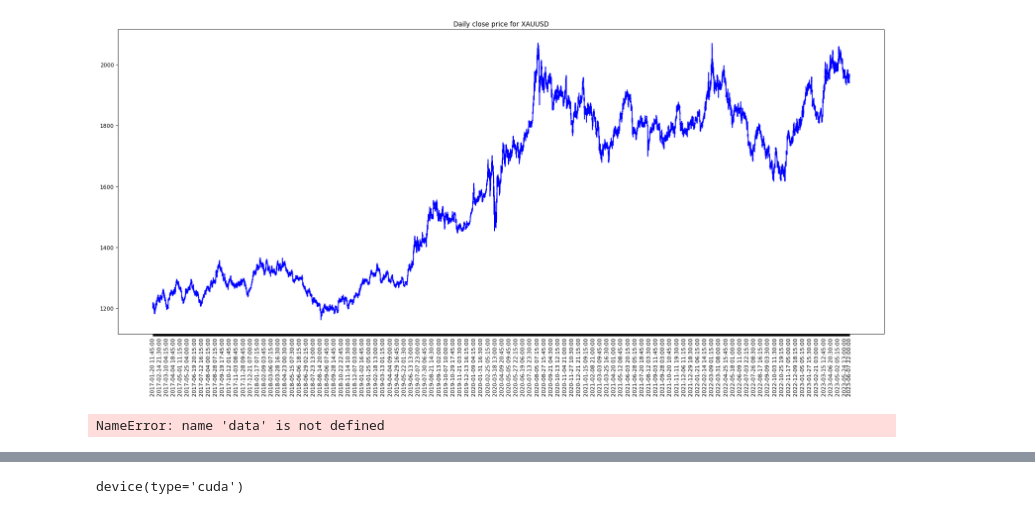
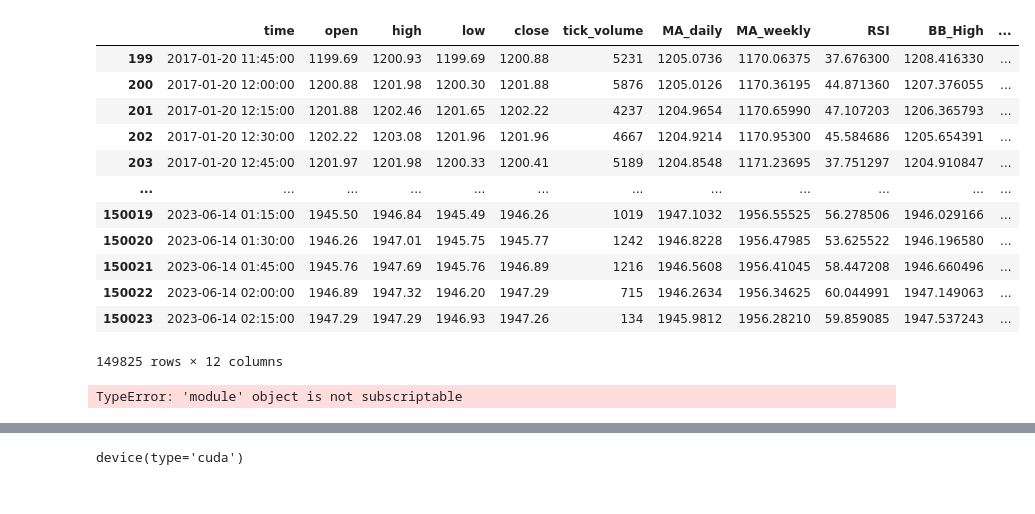
Before and after one commit to marfoky/forex-models, a Jupyter notebook: LSTMModel.ipynb, the cells around one changed output, grey strips where cells are left out. Drawn from its saved outputs; the diff is of its cells as text; code cells hidden in the pictures.

```diff
--- a/LSTMModel.ipynb
+++ b/LSTMModel.ipynb
@@ -17,26 +20,70 @@ from sklearn.model_selection import train_test_split
+# %%
+data =get_data('XAUUSD')
+# %%
+data
+# %% [output]
+|  | time | open | high | low | close | tick_volume | MA_daily | MA_weekly | RSI | BB_High | ... |
+| 199 | 2017-01-20 11:45:00 | 1199.69 | 1200.93 | 1199.69 | 1200.88 | 5231 | 1205.0736 | 1170.06375 | 37.676300 | 1208.416330 | ... |
+| 200 | 2017-01-20 12:00:00 | 1200.88 | 1201.98 | 1200.30 | 1201.88 | 5876 | 1205.0126 | 1170.36195 | 44.871360 | 1207.376055 | ... |
+| 201 | 2017-01-20 12:15:00 | 1201.88 | 1202.46 | 1201.65 | 1202.22 | 4237 | 1204.9654 | 1170.65990 | 47.107203 | 1206.365793 | ... |
+| 202 | 2017-01-20 12:30:00 | 1202.22 | 1203.08 | 1201.96 | 1201.96 | 4667 | 1204.9214 | 1170.95300 | 45.584686 | 1205.654391 | ... |
+| 203 | 2017-01-20 12:45:00 | 1201.97 | 1201.98 | 1200.33 | 1200.41 | 5189 | 1204.8548 | 1171.23695 | 37.751297 | 1204.910847 | ... |
+| ... | ... | ... | ... | ... | ... | ... | ... | ... | ... | ... | ... |
+| 150019 | 2023-06-14 01:15:00 | 1945.50 | 1946.84 | 1945.49 | 1946.26 | 1019 | 1947.1032 | 1956.55525 | 56.278506 | 1946.029166 | ... |
+| 150020 | 2023-06-14 01:30:00 | 1946.26 | 1947.01 | 1945.75 | 1945.77 | 1242 | 1946.8228 | 1956.47985 | 53.625522 | 1946.196580 | ... |
+| 150021 | 2023-06-14 01:45:00 | 1945.76 | 1947.69 | 1945.76 | 1946.89 | 1216 | 1946.5608 | 1956.41045 | 58.447208 | 1946.660496 | ... |
+| 150022 | 2023-06-14 02:00:00 | 1946.89 | 1947.32 | 1946.20 | 1947.29 | 715 | 1946.2634 | 1956.34625 | 60.044991 | 1947.149063 | ... |
+| 150023 | 2023-06-14 02:15:00 | 1947.29 | 1947.29 | 1946.93 | 1947.26 | 134 | 1945.9812 | 1956.28210 | 59.859085 | 1947.537243 | ... |
+149825 rows × 12 columns
 # %%
-dates =list(data['time'])
-# plotting the data
-fig = figure(figsize=(25, 10), dpi=80)
-fig.patch.set_facecolor((1.0, 1.0, 1.0))
-plt.plot(dates, data['close'], color='b')
-xticks = [dates[i] if ((i%1500==0 and (len(dates)-i) > 10) or i==len(dates)-1) else None for i in range(len(dates))]
-x = np.arange(0,len(xticks))
-plt.xticks(x, xticks, rotation='vertical')
-plt.title("Daily close price for XAUUSD")
-plt.show()
+# dates =list(data['time'])
+# # plotting the data
+# fig = figure(figsize=(25, 10), dpi=80)
+# fig.patch.set_facecolor((1.0, 1.0, 1.0))
+# plt.plot(dates, data['close'], color='b')
+# xticks = [dates[i] if ((i%1500==0 and (len(dates)-i) > 10) or i==len(dates)-1) else None for i in range(len(dates))]
+# x = np.arange(0,len(xticks))
+# plt.xticks(x, xticks, rotation='vertical')
+# plt.title("Daily close price for XAUUSD")
+# plt.show()
 # %% [output]
-[figure, removed]
+TypeError: 'module' object is not subscriptable
 # %%
 # Remove the 'time' column as it is non-numeric
 # data = data.drop(['time'], axis=1)
 
-# Normalize your data
-scaler = MinMaxScaler()
-data_normalized = pd.DataFrame(scaler.fit_transform(data), columns=data.columns)
+
+def create_sequences(input_data, target_data, seq_length):
+    xs = []
+    ys = []
+    for i in range(len(input_data)-seq_length-1):
+        x = input_data[i:(i+seq_length)]
+        y = target_data[i+seq_length]
+        xs.append(x)
+        ys.append(y)
+    return np.array(xs), np.array(ys)
 
 # Split the data into training and testing sets
-train_data, test_data = train_test_split(data_normalized, test_size=0.2, shuffle=False)
+train_data, test_data = train_test_split(data, test_size=0.2, shuffle=False)
+
+# Normalize the features using MinMaxScaler
+scaler = MinMaxScaler()
+train_data = scaler.fit_transform(train_data)
+test_data = scaler.transform(test_data)
+
+# Separate features and target
+X_train, y_train = train_data[:,:-1], train_data[:,-1]
+X_test, y_test = test_data[:,:-1], test_data[:,-1]
+
+# Create sequences from training and test data
+seq_length =128
+X_train, y_train = create_sequences(X_train, y_train, seq_length)
+X_test, y_test = create_sequences(X_test, y_test, seq_length)
+
+# Convert to PyTorch tensors and create dataloaders
+batch_size = 128
+train_data = TensorDataset(torch.from_numpy(X_train).float(), torch.from_numpy(y_train).float())
+test_data = TensorDataset(torch.from_numpy(X_test).float(), torch.from_numpy(y_test).float())
+train_loader = DataLoader(train_data, shuffle=True, batch_size=batch_size)
+test_loader = DataLoader(test_data, shuffle=True, batch_size=batch_size)
-# %% [output]
-NameError: name 'data' is not defined
 # %%
```
Also changed, not shown: parts of 11 cells of this notebook, 4 other files.
